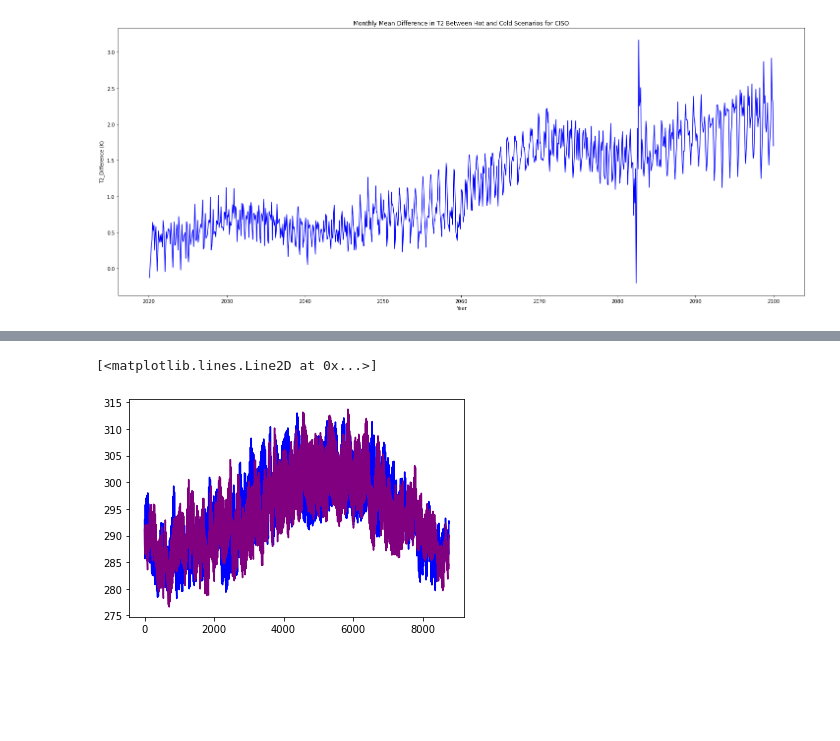
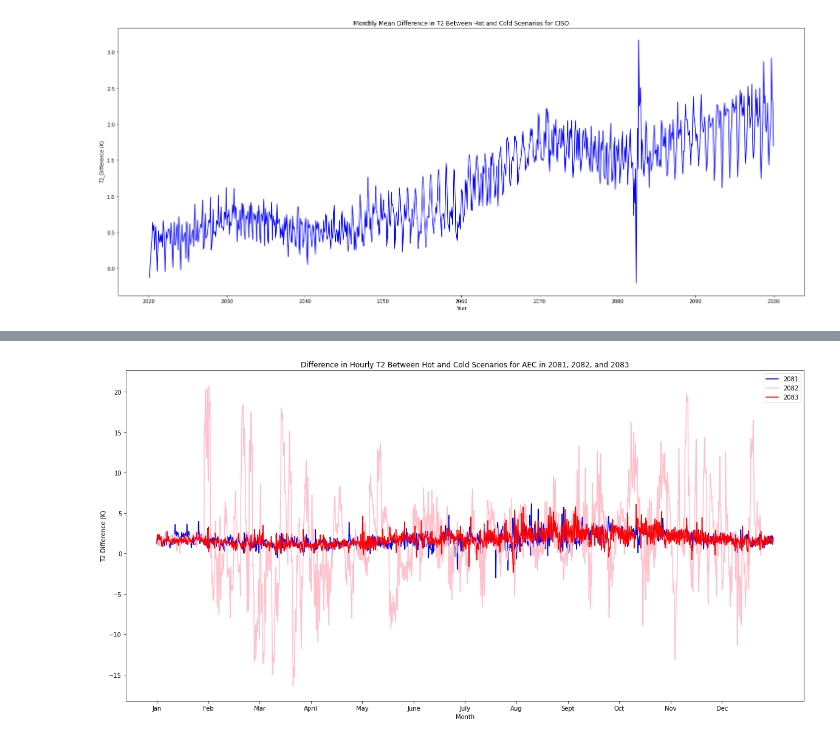
Before and after one commit to IMMM-SFA/misha_code, a Jupyter notebook: change_detection.ipynb, the cells around one changed output, grey strips where cells are left out. Cells and saved outputs as stored; diff of their text form; code cells hidden in the pictures; blank space fills up the shorter version.

```diff
--- a/change_detection.ipynb
+++ b/change_detection.ipynb
@@ -231,10 +189,25 @@ plt.plot(cold_df_2082['T2'], color = 'purple')
 # %%
-hot_df_2081 = pd.read_csv(r'C:\projects\CONUS_TGW_WRF_SSP585_HOT\CONUS_TGW_WRF_SSP585_HOT\CISO_WRF_Hourly_Mean_Meteorology_2081.csv', index_col = None, header = 0)
-hot_df_2082 = pd.read_csv(r'C:\projects\CONUS_TGW_WRF_SSP585_HOT\CONUS_TGW_WRF_SSP585_HOT\CISO_WRF_Hourly_Mean_Meteorology_2082.csv', index_col = None, header = 0)
-hot_df_2083 = pd.read_csv(r'C:\projects\CONUS_TGW_WRF_SSP585_HOT\CONUS_TGW_WRF_SSP585_HOT\CISO_WRF_Hourly_Mean_Meteorology_2083.csv', index_col = None, header = 0)
-print(hot_df_2081)
+# read in hot scenario data for 2081, 2082, 2083
+hot_df_2081 = pd.read_csv(r'C:\projects\CONUS_TGW_WRF_SSP585_HOT\CONUS_TGW_WRF_SSP585_HOT\AEC_WRF_Hourly_Mean_Meteorology_2081.csv', index_col = None, header = 0)
+hot_df_2082 = pd.read_csv(r'C:\projects\CONUS_TGW_WRF_SSP585_HOT\CONUS_TGW_WRF_SSP585_HOT\AEC_WRF_Hourly_Mean_Meteorology_2082.csv', index_col = None, header = 0)
+hot_df_2083 = pd.read_csv(r'C:\projects\CONUS_TGW_WRF_SSP585_HOT\CONUS_TGW_WRF_SSP585_HOT\AEC_WRF_Hourly_Mean_Meteorology_2083.csv', index_col = None, header = 0)
 
-plt.plot(hot_df_2081['T2'], color = 'blue')
-plt.plot(hot_df_2082['T2'], color = 'purple')
-# plt.plot(hot_df_2083['T2'], color = 'red')
+# read in cold scenario data for 2081, 2082, 2083
+cold_df_2081 = pd.read_csv(r'C:\projects\CONUS_TGW_WRF_SSP585_COLD\CONUS_TGW_WRF_SSP585_COLD\AEC_WRF_Hourly_Mean_Meteorology_2081.csv', index_col = None, header = 0)
+cold_df_2082 = pd.read_csv(r'C:\projects\CONUS_TGW_WRF_SSP585_COLD\CONUS_TGW_WRF_SSP585_COLD\AEC_WRF_Hourly_Mean_Meteorology_2082.csv', index_col = None, header = 0)
+cold_df_2083 = pd.read_csv(r'C:\projects\CONUS_TGW_WRF_SSP585_COLD\CONUS_TGW_WRF_SSP585_COLD\AEC_WRF_Hourly_Mean_Meteorology_2083.csv', index_col = None, header = 0)
+
+# plot the three years of T2 difference data on top of each other
+plt.figure(figsize=(20, 10))
+
+plt.plot(hot_df_2081['T2'] - cold_df_2081['T2'], color = 'blue', label = "2081")
+plt.plot(hot_df_2082['T2'] - cold_df_2082['T2'], color = 'pink', label = "2082")
+plt.plot(hot_df_2083['T2'] - cold_df_2083['T2'], color = 'red', label = "2083")
+
+# add plot axes/ticks, legend, title
+plt.xlabel('Month')
+plt.xticks(ticks = range(1, 8760, 730), labels = ['Jan', 'Feb', 'Mar', 'April', 'May', 'June', 'July', 'Aug', 'Sept', 'Oct', 'Nov', 'Dec'])
+plt.ylabel('T2 Difference (K)')
+plt.legend(loc = "upper right")
+plt.title('Difference in Hourly T2 Between Hot and Cold Scenarios for AEC in 2081, 2082, and 2083')
 # %% [output]
@@ -255,2 +215 @@ plt.plot(hot_df_2082['T2'], color = 'purple')
-[<matplotlib.lines.Line2D at 0x...>]
-[figure, old version]
+[figure, new version]
```
Also changed, not shown: parts of 24 cells of this notebook.
